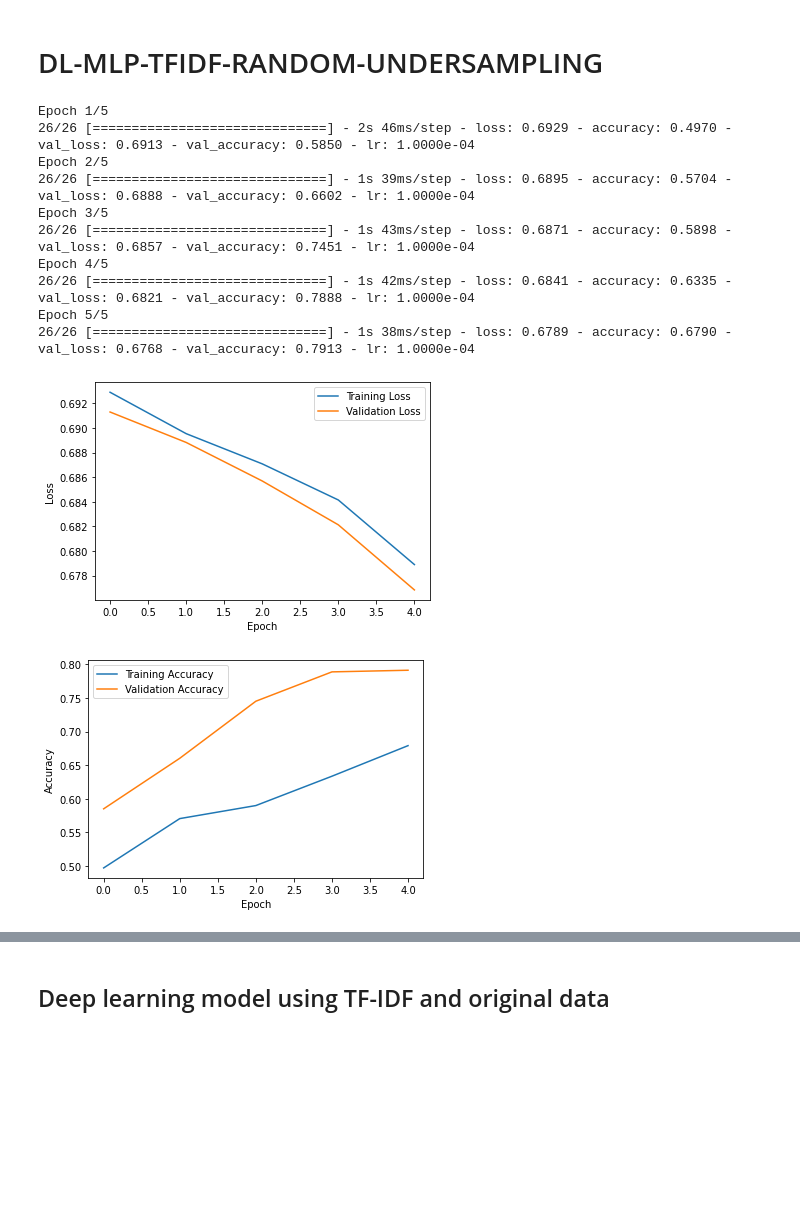
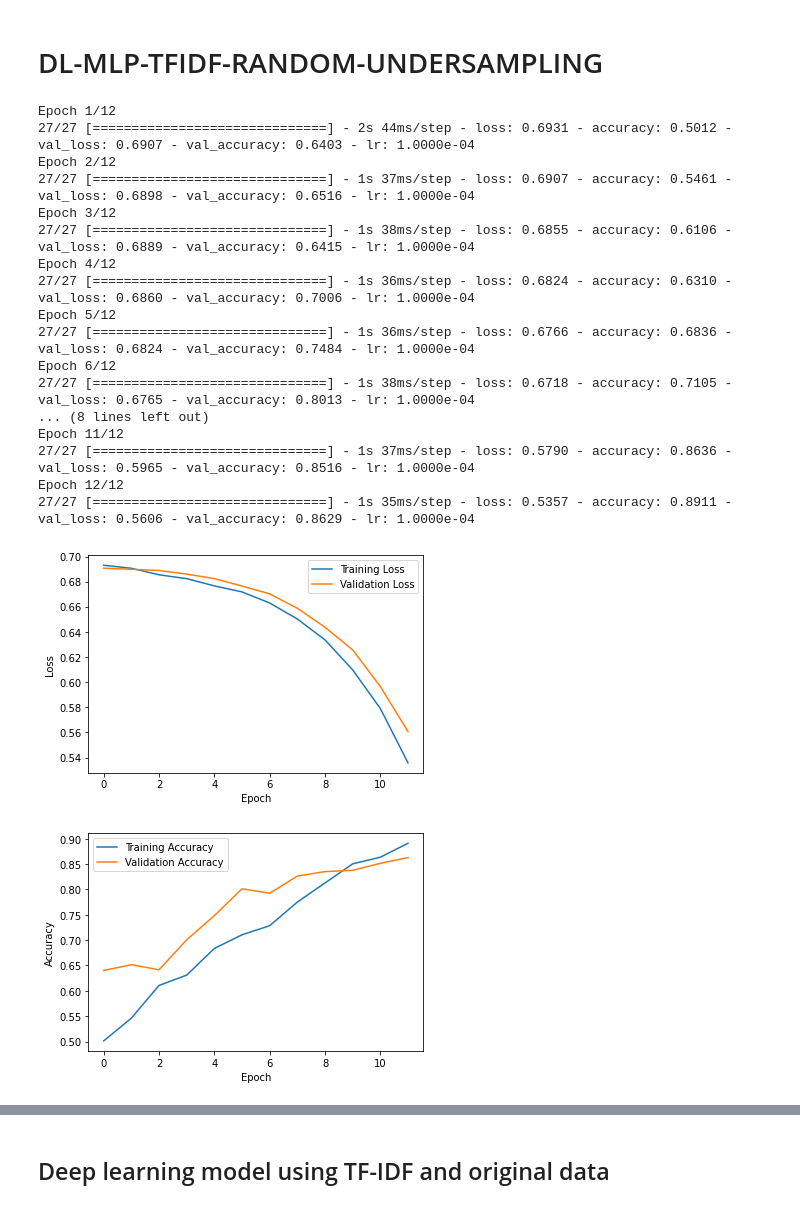
Before and after one commit to ErezGilat/Final-Project-BCS---NLP-in-twitter---salfia-movement-detection, a Jupyter notebook: final_note.ipynb, the cells around one changed output, grey strips where cells are left out. Drawn from its saved outputs; the diff is of its cells as text; code cells hidden in the pictures; blank space fills up the shorter version.

```diff
--- a/final_note.ipynb
+++ b/final_note.ipynb
@@ -195,13 +195,23 @@ data['label'] = data['label'].map({'Positive': 1, 'Negative': 0})
 # %% [markdown]
 ### Down sampling
 # %%
-# Separate positive and negative tweets
-positive_tweets = data[data['label'] == 1]
-negative_tweets = data[data['label'] == 0]
-# Downsample negative tweets
-negative_tweets_downsampled = negative_tweets.sample(len(positive_tweets), random_state=1)
+# split the data into training and testing sets
+X = data['tweet']
+y = data['label']
+X_train, X_test, y_train, y_test = train_test_split(X, y, test_size=0.2, random_state=1)
+
+# Separate positive and negative tweets in the training set
+positive_tweets = X_train[y_train == 1]
+negative_tweets = X_train[y_train == 0]
+
+# Downsample negative tweets to match the number of positive tweets in the training set
+negative_tweets_downsampled = negative_tweets.sample(n=len(positive_tweets), random_state=1)
+
 # Combine positive tweets with downsampled negative tweets
-balanced_data_undersample = pd.concat([positive_tweets, negative_tweets_downsampled])
+X_train_undersample = pd.concat([positive_tweets, negative_tweets_downsampled])
+y_train_undersample = pd.Series([1] * len(positive_tweets) + [0] * len(negative_tweets_downsampled))
+X_test_undersample = X_test
+y_test_undersample = y_test
 # %% [markdown]
 Above I used random under sampling, its interesting to see that ramadan appears only in Negative santiment and Muslim appears more in Positive.
 
@@ -280,24 +290,19 @@ precision_score:  0.9133340593717951
 # %% [markdown]
 ### TF- IDF on the balanced data that was undersampled
 # %%
-# Extract the features and labels
-X = balanced_data_undersample['tweet']
-y = balanced_data_undersample['label']
-
-X_train, X_test, y_train, y_test = train_test_split(X, y, test_size=0.2, random_state=47, stratify=y)
 
 # Apply TfidfVectorizer to the training data
 vectorizer = TfidfVectorizer()
-X_train_tfidf = vectorizer.fit_transform(X_train)
+X_train_tfidf = vectorizer.fit_transform(X_train_undersample)
 
 # Transform the test data using the already fitted vectorizer
-X_test_tfidf = vectorizer.transform(X_test)
+X_test_tfidf = vectorizer.transform(X_test_undersample)
 
 # Create a support vector classifier
 clf = SVC(kernel='linear')
 
 # Train the classifier
-clf.fit(X_train_tfidf, y_train)
+clf.fit(X_train_tfidf, y_train_undersample)
 
 # Make predictions on the test data
 y_pred = clf.predict(X_test_tfidf)
@@ -552,15 +557,10 @@ precision_score:  0.8898130715843093
 # %% [markdown]
 # DL-MLP-TFIDF-RANDOM-UNDERSAMPLING
 # %%
-X = balanced_data_undersample['tweet']
-y = balanced_data_undersample['label']
-X_train, X_test, y_train, y_test = train_test_split(X, y, test_size=0.2, random_state=47, stratify=y)
-
-
 # Apply TfidfVectorizer to the training data
 vectorizer = TfidfVectorizer()
-X_train_tfidf = vectorizer.fit_transform(X_train)
-X_test_tfidf = vectorizer.transform(X_test)
+X_train_tfidf = vectorizer.fit_transform(X_train_undersample)
+X_test_tfidf = vectorizer.transform(X_test_undersample)
 
 # Convert the sparse matrix to a dense matrix
 X_train_tfidf = X_train_tfidf.toarray()
@@ -581,46 +581,53 @@ model.add(Dense(256, activation='relu'))
 model.add(Dropout(0.7))
 
 # Add the output layer
 model.add(Dense(1, activation='sigmoid'))
 
 # Compile the model
 model.compile(optimizer=Adam(learning_rate=0.0001), loss='binary_crossentropy', metrics=['accuracy'])
 
 # Define the early stopping and learning rate reduction callbacks
 early_stopping = EarlyStopping(monitor='val_loss', patience=5)
 reduce_lr = ReduceLROnPlateau(monitor='val_loss', factor=0.2, patience=3, min_lr=0.001)
 
 # Train the model using the correct data
-history = model.fit(X_train_tfidf, y_train, validation_data=(X_test_tfidf, y_test), epochs=5, batch_size=64, callbacks=[early_stopping, reduce_lr])
+history = model.fit(X_train_tfidf, y_train_undersample, validation_data=(X_test_tfidf, y_test_undersample), epochs=12, batch_size=64, callbacks=[early_stopping, reduce_lr])
 
 # Plot the training and validation loss
 plt.plot(history.history['loss'], label='Training Loss')
 plt.plot(history.history['val_loss'], label='Validation Loss')
 plt.xlabel('Epoch')
 plt.ylabel('Loss')
 plt.legend()
 plt.show()
 
 # Plot the training and validation accuracy
 plt.plot(history.history['accuracy'], label='Training Accuracy')
 plt.plot(history.history['val_accuracy'], label='Validation Accuracy')
 plt.xlabel('Epoch')
 plt.ylabel('Accuracy')
 plt.legend()
 plt.show()
 # %% [output]
-Epoch 1/5
-26/26 [==============================] - 2s 46ms/step - loss: 0.6929 - accuracy: 0.4970 - val_loss: 0.6913 - val_accuracy: 0.5850 - lr: 1.0000e-04
-Epoch 2/5
-26/26 [==============================] - 1s 39ms/step - loss: 0.6895 - accuracy: 0.5704 - val_loss: 0.6888 - val_accuracy: 0.6602 - lr: 1.0000e-04
-Epoch 3/5
-26/26 [==============================] - 1s 43ms/step - loss: 0.6871 - accuracy: 0.5898 - val_loss: 0.6857 - val_accuracy: 0.7451 - lr: 1.0000e-04
-Epoch 4/5
-26/26 [==============================] - 1s 42ms/step - loss: 0.6841 - accuracy: 0.6335 - val_loss: 0.6821 - val_accuracy: 0.7888 - lr: 1.0000e-04
-Epoch 5/5
-26/26 [==============================] - 1s 38ms/step - loss: 0.6789 - accuracy: 0.6790 - val_loss: 0.6768 - val_accuracy: 0.7913 - lr: 1.0000e-04
+Epoch 1/12
+27/27 [==============================] - 2s 44ms/step - loss: 0.6931 - accuracy: 0.5012 - val_loss: 0.6907 - val_accuracy: 0.6403 - lr: 1.0000e-04
+Epoch 2/12
+27/27 [==============================] - 1s 37ms/step - loss: 0.6907 - accuracy: 0.5461 - val_loss: 0.6898 - val_accuracy: 0.6516 - lr: 1.0000e-04
+Epoch 3/12
+27/27 [==============================] - 1s 38ms/step - loss: 0.6855 - accuracy: 0.6106 - val_loss: 0.6889 - val_accuracy: 0.6415 - lr: 1.0000e-04
+Epoch 4/12
+27/27 [==============================] - 1s 36ms/step - loss: 0.6824 - accuracy: 0.6310 - val_loss: 0.6860 - val_accuracy: 0.7006 - lr: 1.0000e-04
+Epoch 5/12
+27/27 [==============================] - 1s 36ms/step - loss: 0.6766 - accuracy: 0.6836 - val_loss: 0.6824 - val_accuracy: 0.7484 - lr: 1.0000e-04
+Epoch 6/12
+27/27 [==============================] - 1s 38ms/step - loss: 0.6718 - accuracy: 0.7105 - val_loss: 0.6765 - val_accuracy: 0.8013 - lr: 1.0000e-04
+... (8 lines left out)
+Epoch 11/12
+27/27 [==============================] - 1s 37ms/step - loss: 0.5790 - accuracy: 0.8636 - val_loss: 0.5965 - val_accuracy: 0.8516 - lr: 1.0000e-04
+Epoch 12/12
+27/27 [==============================] - 1s 35ms/step - loss: 0.5357 - accuracy: 0.8911 - val_loss: 0.5606 - val_accuracy: 0.8629 - lr: 1.0000e-04
-[figure, old version]
+[figure, new version]
-[figure, old version]
+[figure, new version]
 # %%
 # Make predictions using the TF-IDF transformed test data
 y_pred = model.predict(X_test_tfidf)
```
Also changed, not shown: parts of 17 cells of this notebook.
